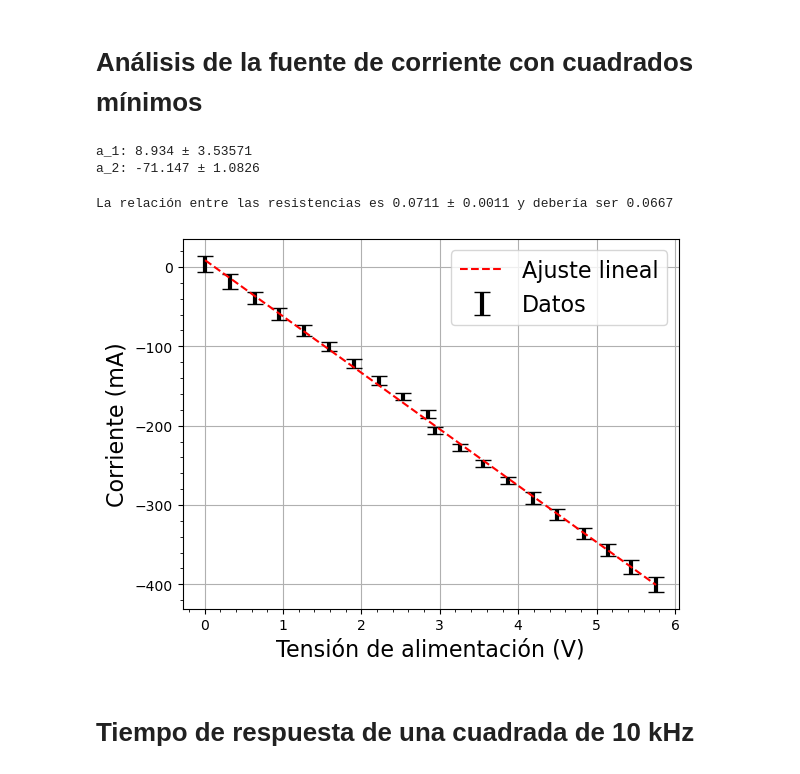
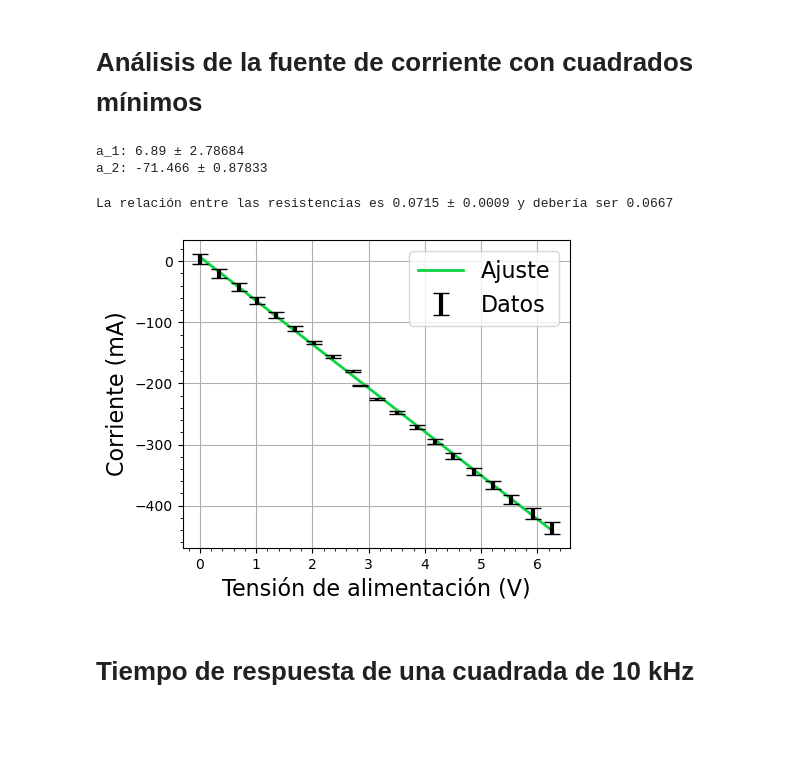
Before and after one commit to DelManuel/Magnetometro-optico, a Jupyter notebook: códigos/analisis_fuente_de_corriente.ipynb, the cells around one changed output. Saved outputs shown, nothing was run; the diff lists cells and outputs as text; code cells hidden in the pictures; blank space fills up the shorter version.

```diff
--- a/códigos/analisis_fuente_de_corriente.ipynb
+++ b/códigos/analisis_fuente_de_corriente.ipynb
@@ -80,7 +80,7 @@ def calc_cov_matrix(x: np.ndarray, y: np.ndarray, sigma: float or np.ndarray) ->
                                                 [-sum(x)   , N]])
     return cov_matrix
 # %%
-file_name = '../mediciones/D.D/Fuente de corriente/San Damian/Barrido continua con laser.pickle'
+file_name = '../mediciones/D.D/Fuente de corriente/Protoboard/Barrido continua a 0 V de amp sobre R.pickle'
 
 offs_values, offs_true_values, corr_values, corr_est_err = cargar_datos(file_name, pow_measure = False)
 # %%
@@ -207,38 +207,38 @@ err_a_1, err_a_2 = np.sqrt(np.diag(cov_matrix))
 print(f"a_1: {round(a_1,3)} ± {round(err_a_1,5)}")
 print(f"a_2: {round(a_2,3)} ± {round(err_a_2,5)}")
 # %% [output]
-a_1: 8.934 ± 3.53571
-a_2: -71.147 ± 1.0826
+a_1: 6.89 ± 2.78684
+a_2: -71.466 ± 0.87833
 # %%
 resistance_rel = -a_2/1000
 resistance_rel_err = err_a_2/1000
 
 print(f"La relación entre las resistencias es {round(resistance_rel,4)} ± {round(resistance_rel_err, 4)} y debería ser {round(1/15,4)}")
 # %% [output]
-La relación entre las resistencias es 0.0711 ± 0.0011 y debería ser 0.0667
+La relación entre las resistencias es 0.0715 ± 0.0009 y debería ser 0.0667
 # %%
 ajuste_lineal = lineal(offs_true_values, a_2, a_1)
 sigma = np.sqrt(cov_matrix[0,0]+(offs_true_values**2)*cov_matrix[1,1]+2*offs_true_values*cov_matrix[0,1])
 y_1 = ajuste_lineal+sigma
 y_2 = ajuste_lineal-sigma
 
 # plt.fill(
 #     np.append(offs_true_values, offs_true_values[::-1]),
 #     np.append(y_1, y_2[::-1]),
 #     color = "r",
 #     alpha = 0.5,
 #     label = "Bandas de error del ajuste"
 # )
-
-plt.errorbar(offs_true_values, corr_values, yerr = corr_err_values, fmt = ".k", ms = 0, label = "Datos", capsize = 6,elinewidth=3)
-plt.plot(offs_true_values, ajuste_lineal,"--r", label = "Ajuste lineal" )
-plt.ylabel("Corriente (mA)")
-plt.xlabel("Tensión de alimentación (V)")
+plt.figure(figsize = (5,4))
+plt.plot(offs_true_values, ajuste_lineal,"#0cd444", label = "Ajuste", linewidth = 2)
+plt.errorbar(offs_true_values, corr_values, yerr = corr_err_values, fmt = ".", color = "k", ms = 0, label = "Datos", capsize = 6,elinewidth=3)
+plt.ylabel("Corriente (mA)",fontsize = 16)
+plt.xlabel("Tensión de alimentación (V)", fontsize = 16)
 plt.legend()
-plt.savefig('../imagenes/Fuente de corriente/Ajuste fuente de corriente.svg')
+# plt.savefig('../imagenes/Fuente de corriente/Ajuste fuente de corriente.svg')
 plt.show()
 # %% [output]
-[figure, old version]
+[figure, new version]
 # %% [markdown]
 # Tiempo de respuesta de una cuadrada de 10 kHz
 # %%
```
Also changed, not shown: parts of 1 cell of this notebook, 3 other files.
